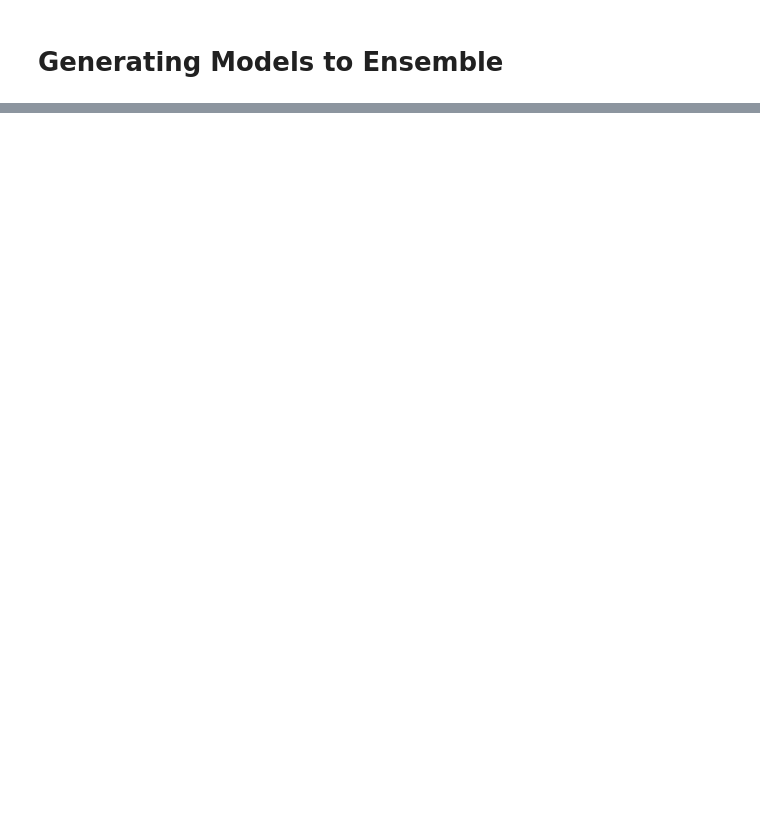
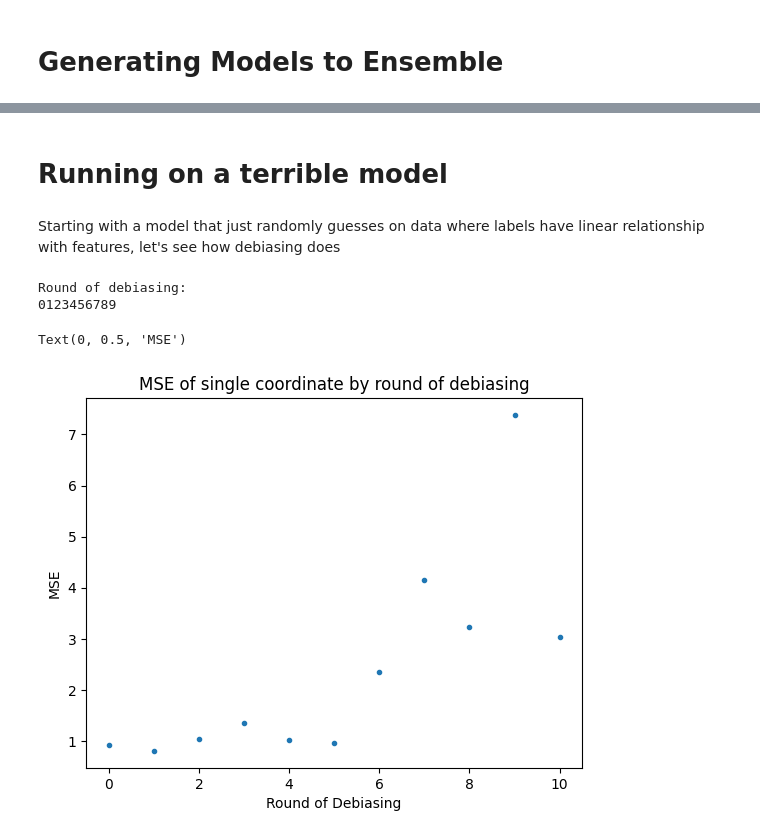
Before and after one commit to globusharris/ensembling-constrained-optimization, a Jupyter notebook: optimization-scratch.ipynb, the cells around one changed output, grey strips where cells are left out. Cells and saved outputs as stored; diff of their text form; code cells hidden in the pictures; blank space fills up the shorter version.

Commit message:
added basic example and more visualization

```diff
--- a/optimization-scratch.ipynb
+++ b/optimization-scratch.ipynb
@@ -73,0 +188,51 @@ model.debias(X_train, Y_train, init_model, max_depth, policy)
+# %% [markdown]
+# Running on a terrible model
+# %% [markdown]
+Starting with a model that just randomly guesses on data where labels have linear relationship with features, let's see how debiasing does
+# %%
+import debiasedModel
+importlib.reload(debiasedModel)
+
+import policies
+import importlib
+importlib.reload(policies)
+
+#this data is garbage but making just to have something to test the whole process with
+n= 10
+feature_dim = 3
+pred_dim = 3
+
+# feature data just normally distributed
+features = np.random.normal(size=(n, feature_dim))
+# linear relationship between features and labels
+slopes = np.random.uniform(size = (feature_dim, pred_dim))
+true_ys = np.dot(features, slopes) + np.random.normal(0, 0.1, size=(n, pred_dim))
+
+simplex = policies.Simplex(pred_dim)
+
+X_train = features
+Y_train = true_ys
+init_model = h3
+max_depth = 10
+
+simplex = policies.Simplex(pred_dim)
+model = debiasedModel.Debiased_model()
+model.debias(X_train, Y_train, init_model, max_depth, simplex);
+# %% [output]
+Round of debiasing:
+0123456789
+# %%
+preds = np.array(model.training_preds)
+mses = np.zeros((model.depth+1, model.prediction_dim))
+for i in range(len(model.training_preds)):
+    mses[i] = mse(Y_train, model.training_preds[i], multioutput='raw_values')
+
+coord = 0
+plt.plot(np.arange(model.depth+1), mses[:,coord], '.')
+plt.title("MSE of single coordinate by round of debiasing")
+plt.xlabel("Round of Debiasing")
+plt.ylabel("MSE")
+#plt.plot(preds[])
+# %% [output]
+Text(0, 0.5, 'MSE')
+[figure, added]
```
Also changed, not shown: parts of 30 cells of this notebook, 1 other file.
